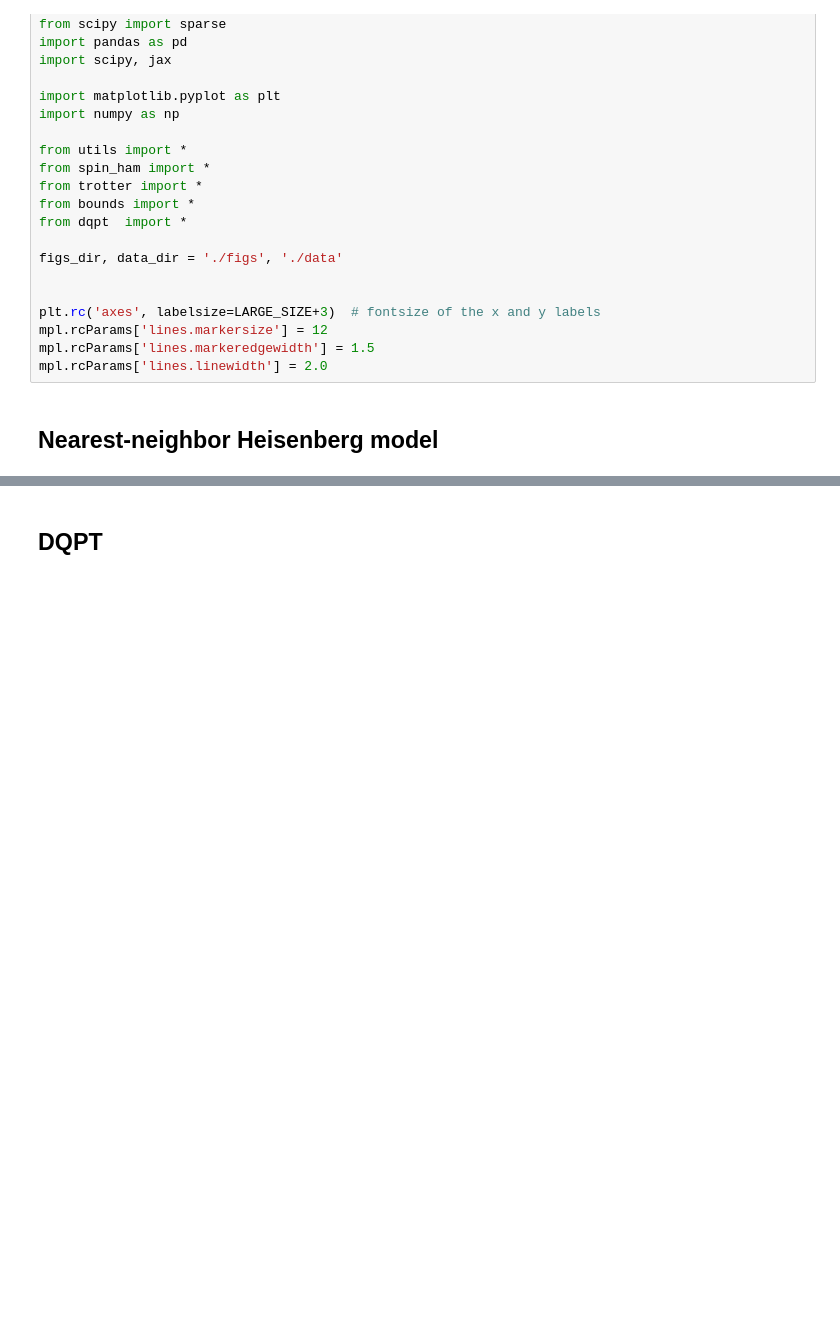
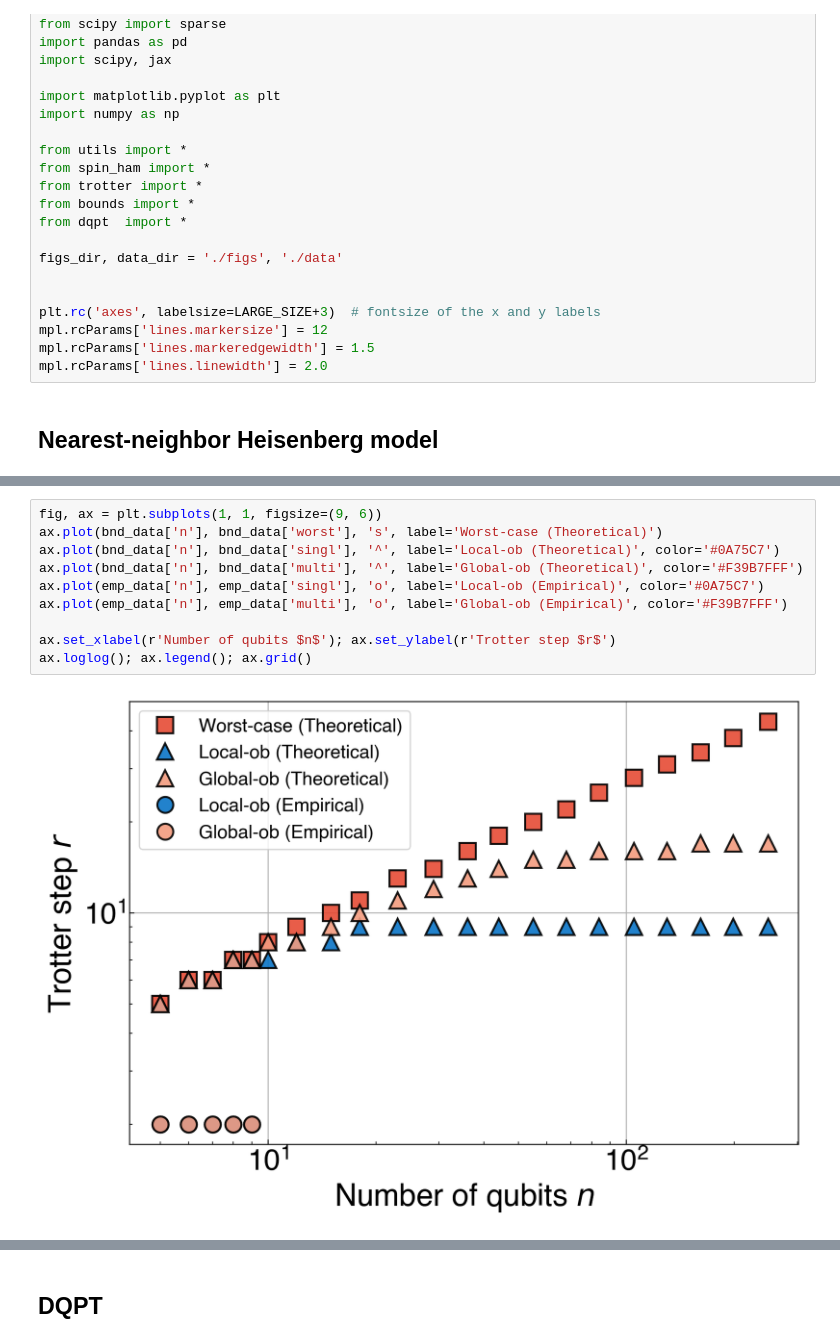
Before and after one commit to Jue-Xu/Trotter-Error-with-Observable, a Jupyter notebook: code/short_time.ipynb, the cells around one changed output, grey strips where cells are left out. Drawn from its saved outputs; the diff is of its cells as text; blank space fills up the shorter version.

```diff
--- a/code/short_time.ipynb
+++ b/code/short_time.ipynb
@@ -241,0 +272,12 @@ a_em: 1.0000000000000018; b_em: 2.7725887222397776
+# %%
+fig, ax = plt.subplots(1, 1, figsize=(9, 6))
+ax.plot(bnd_data['n'], bnd_data['worst'], 's', label='Worst-case (Theoretical)')
+ax.plot(bnd_data['n'], bnd_data['singl'], '^', label='Local-ob (Theoretical)', color='#0A75C7')
+ax.plot(bnd_data['n'], bnd_data['multi'], '^', label='Global-ob (Theoretical)', color='#F39B7FFF')
+ax.plot(emp_data['n'], emp_data['singl'], 'o', label='Local-ob (Empirical)', color='#0A75C7')
+ax.plot(emp_data['n'], emp_data['multi'], 'o', label='Global-ob (Empirical)', color='#F39B7FFF')
+
+ax.set_xlabel(r'Number of qubits $n$'); ax.set_ylabel(r'Trotter step $r$')
+ax.loglog(); ax.legend(); ax.grid()
+# %% [output]
+[figure, added]
```
Also changed, not shown: parts of 8 cells of this notebook, 21 other files.
